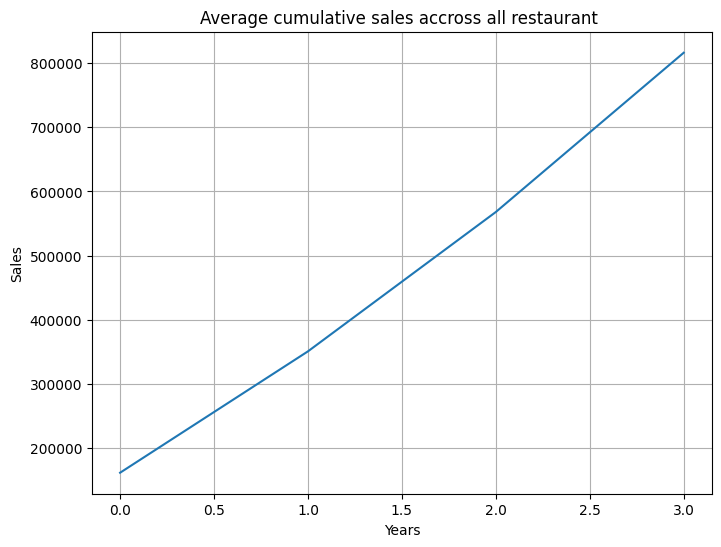
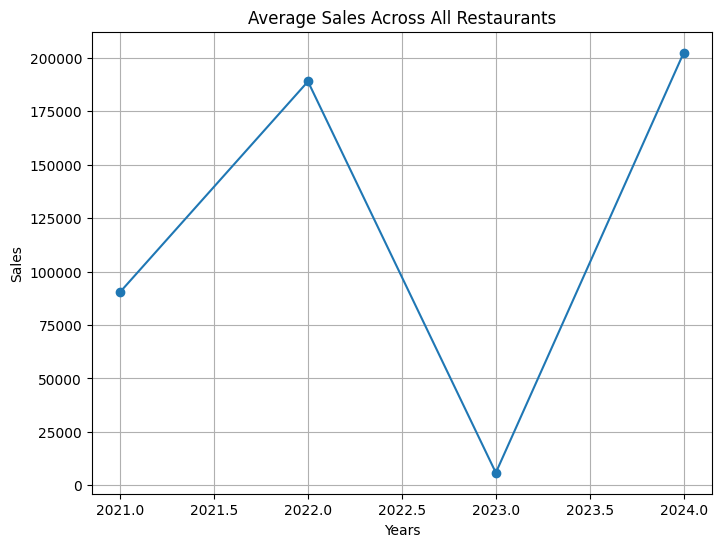
Code edit (unified diff) that turned the first committed figure into the second:
--- before
+++ after
@@ -1,8 +1,23 @@
-cumsum = np.cumsum(sales_data[:, 1:], axis=1)
-print(cumsum)
 
-plt.figure(figsize=(8, 6))
-plt.plot(np.mean(cumsum, axis=0))
-plt.title("Average cumulative sales accross all restaurant ")
+# cumsum = np.cumsum(sales_data[:, 1:], axis=1)
+# print(cumsum)
+
+# plt.figure(figsize=(8, 6))
+# plt.plot(np.mean(cumsum[:, 1:], axis=0))
+# plt.title("Average cumulative sales accross all restaurant ")
+# plt.xlabel("Years")
+# plt.ylabel("Sales")
+# plt.grid(True)
+# plt.show()
+
+years = [2021, 2022, 2023, 2024]
+
+avg_sales = np.mean(sales_data[:,1:], axis=0)
+
+print(avg_sales)   # check values
+
+plt.figure(figsize=(8,6))
+plt.plot(years, avg_sales, marker='o')
+plt.title("Average Sales Across All Restaurants")
 plt.xlabel("Years")
 plt.ylabel("Sales")

Commit: understood basic plotting and the index issues of numpy